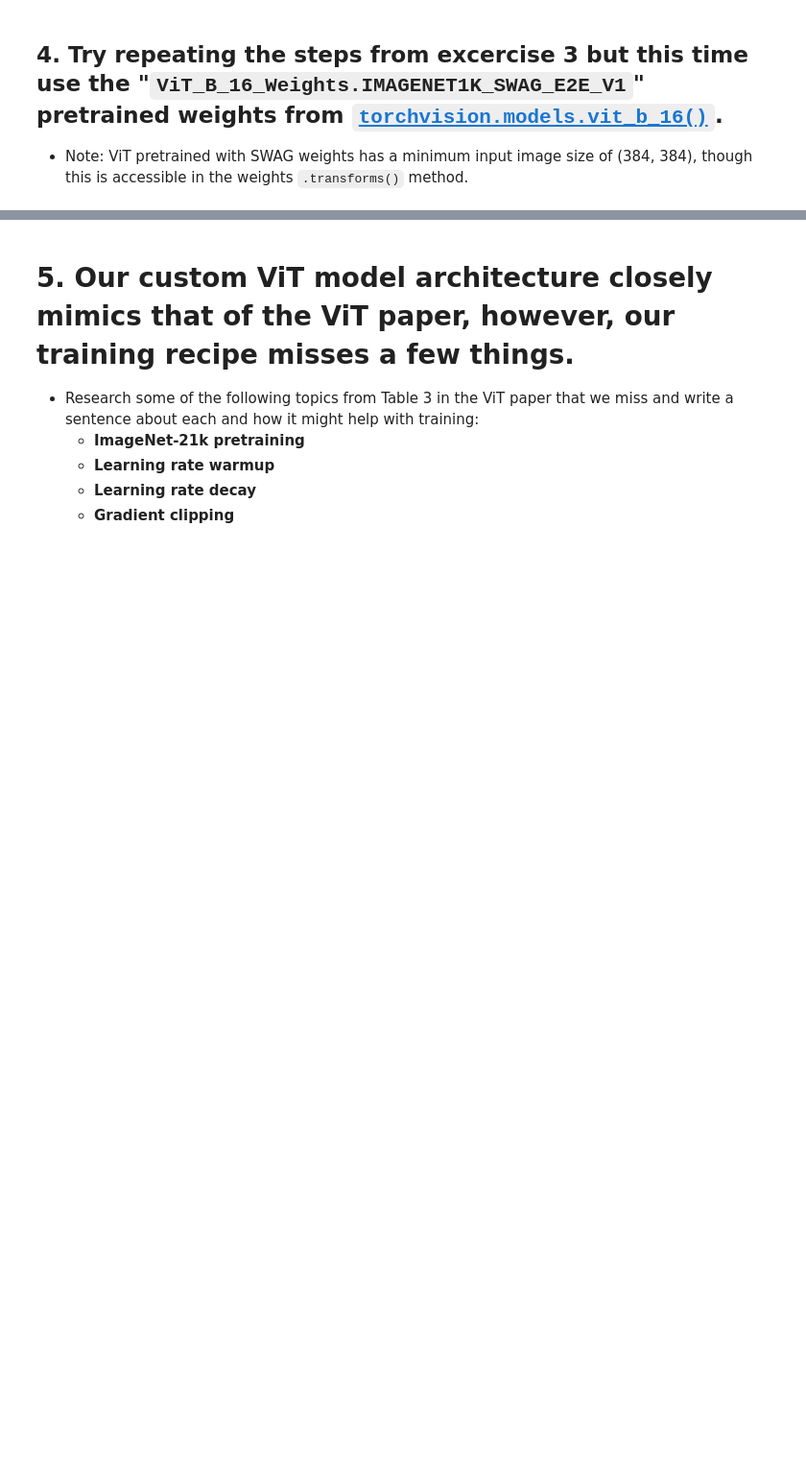
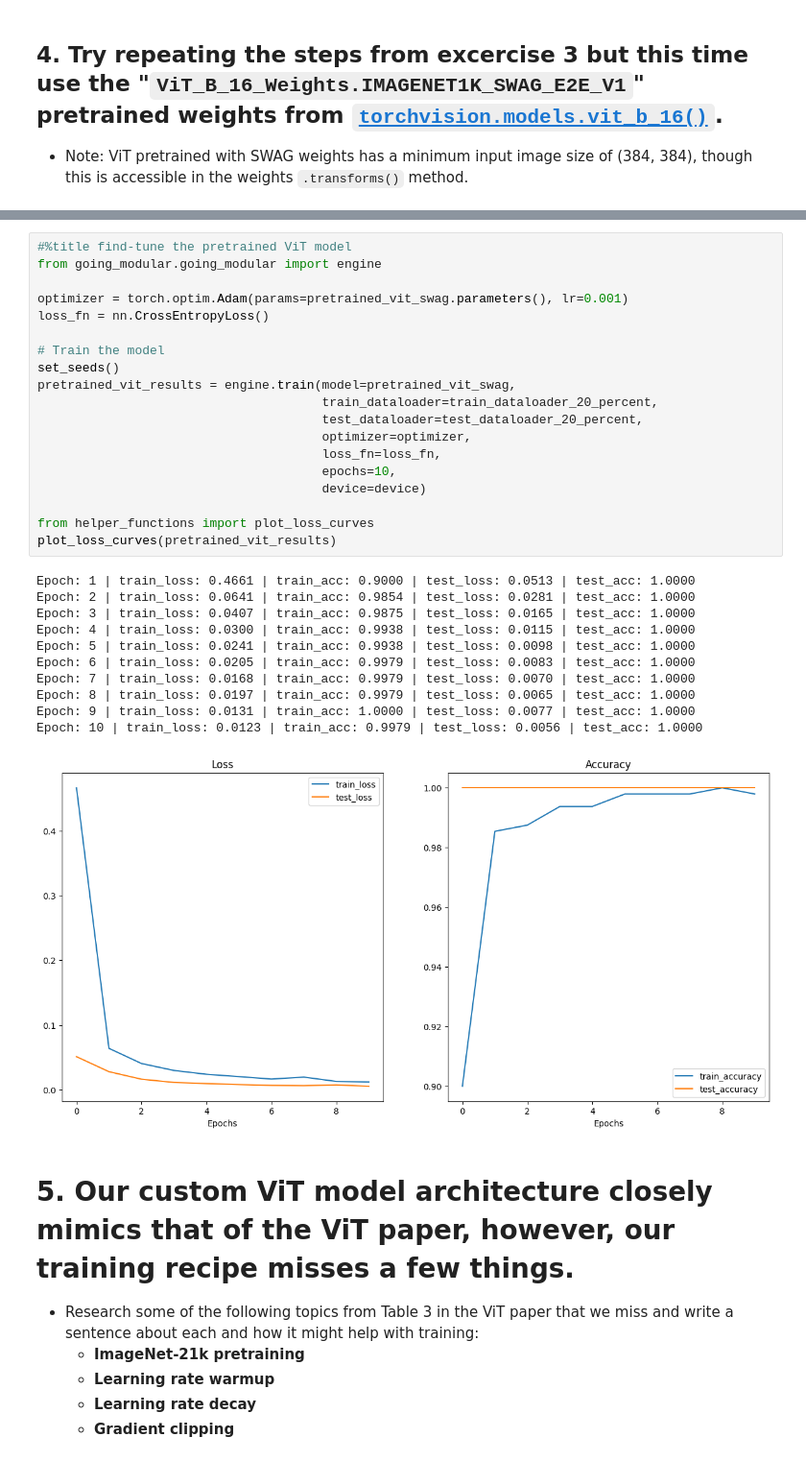
Before and after one commit to chaodi51/pytorch-deep-learning, a Jupyter notebook: extras/exercises/08_pytorch_paper_replicating_exercises.ipynb, the cells around one changed output, grey strips where cells are left out. Shown at 96% size. Saved outputs shown, nothing was run; the diff lists cells and outputs as text; blank space fills up the shorter version.

```diff
--- a/extras/exercises/08_pytorch_paper_replicating_exercises.ipynb
+++ b/extras/exercises/08_pytorch_paper_replicating_exercises.ipynb
@@ -622,3 +678,34 @@ plot_loss_curves(pretrained_vit_results)
+# %%
+#%title find-tune the pretrained ViT model
+from going_modular.going_modular import engine
+
+optimizer = torch.optim.Adam(params=pretrained_vit_swag.parameters(), lr=0.001)
+loss_fn = nn.CrossEntropyLoss()
+
+# Train the model
+set_seeds()
+pretrained_vit_results = engine.train(model=pretrained_vit_swag,
+                                      train_dataloader=train_dataloader_20_percent,
+                                      test_dataloader=test_dataloader_20_percent,
+                                      optimizer=optimizer,
+                                      loss_fn=loss_fn,
+                                      epochs=10,
+                                      device=device)
+
+from helper_functions import plot_loss_curves
+plot_loss_curves(pretrained_vit_results)
+# %% [output]
+Epoch: 1 | train_loss: 0.4661 | train_acc: 0.9000 | test_loss: 0.0513 | test_acc: 1.0000
+Epoch: 2 | train_loss: 0.0641 | train_acc: 0.9854 | test_loss: 0.0281 | test_acc: 1.0000
+Epoch: 3 | train_loss: 0.0407 | train_acc: 0.9875 | test_loss: 0.0165 | test_acc: 1.0000
+Epoch: 4 | train_loss: 0.0300 | train_acc: 0.9938 | test_loss: 0.0115 | test_acc: 1.0000
+Epoch: 5 | train_loss: 0.0241 | train_acc: 0.9938 | test_loss: 0.0098 | test_acc: 1.0000
+Epoch: 6 | train_loss: 0.0205 | train_acc: 0.9979 | test_loss: 0.0083 | test_acc: 1.0000
+Epoch: 7 | train_loss: 0.0168 | train_acc: 0.9979 | test_loss: 0.0070 | test_acc: 1.0000
+Epoch: 8 | train_loss: 0.0197 | train_acc: 0.9979 | test_loss: 0.0065 | test_acc: 1.0000
+Epoch: 9 | train_loss: 0.0131 | train_acc: 1.0000 | test_loss: 0.0077 | test_acc: 1.0000
+Epoch: 10 | train_loss: 0.0123 | train_acc: 0.9979 | test_loss: 0.0056 | test_acc: 1.0000
+[figure, added]
 # %% [markdown]
 # 5. Our custom ViT model architecture closely mimics that of the ViT paper, however, our training recipe misses a few things.
 * Research some of the following topics from Table 3 in the ViT paper that we miss and write a sentence about each and how it might help with training:
```
Also changed, not shown: parts of 2 cells of this notebook.
